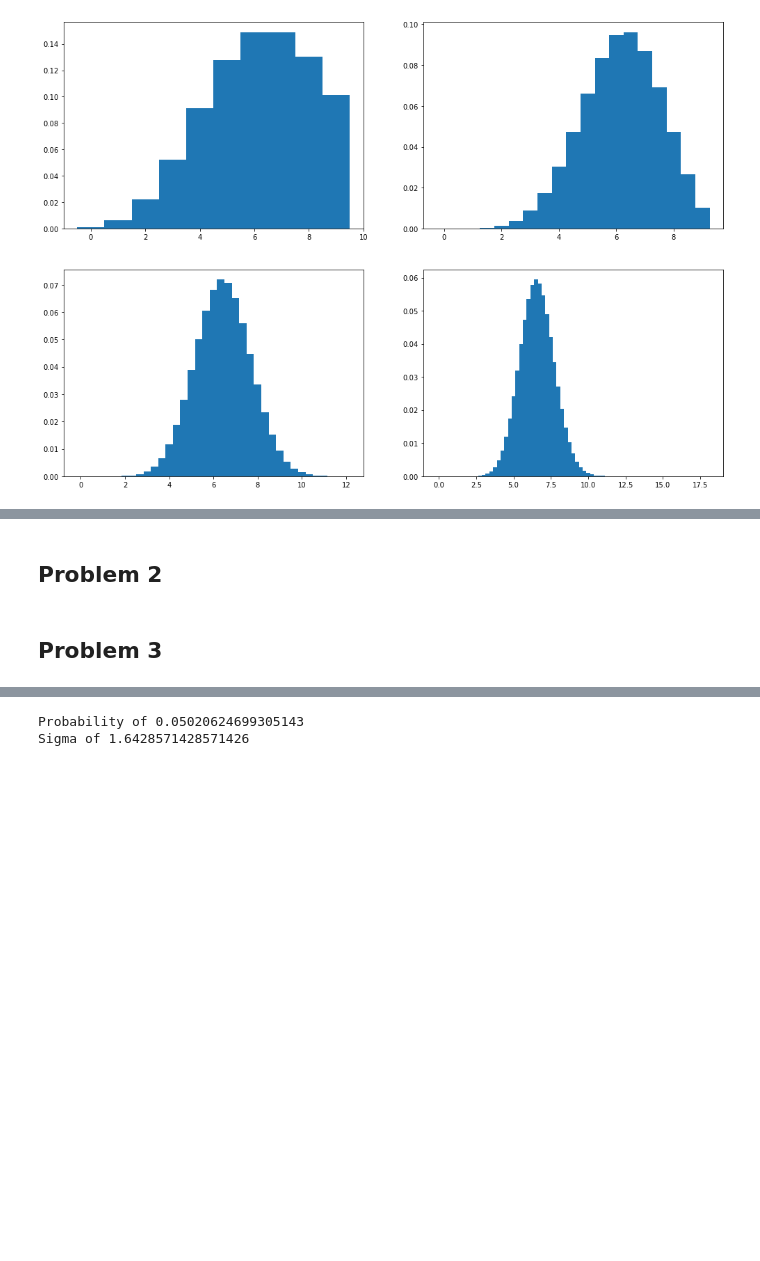
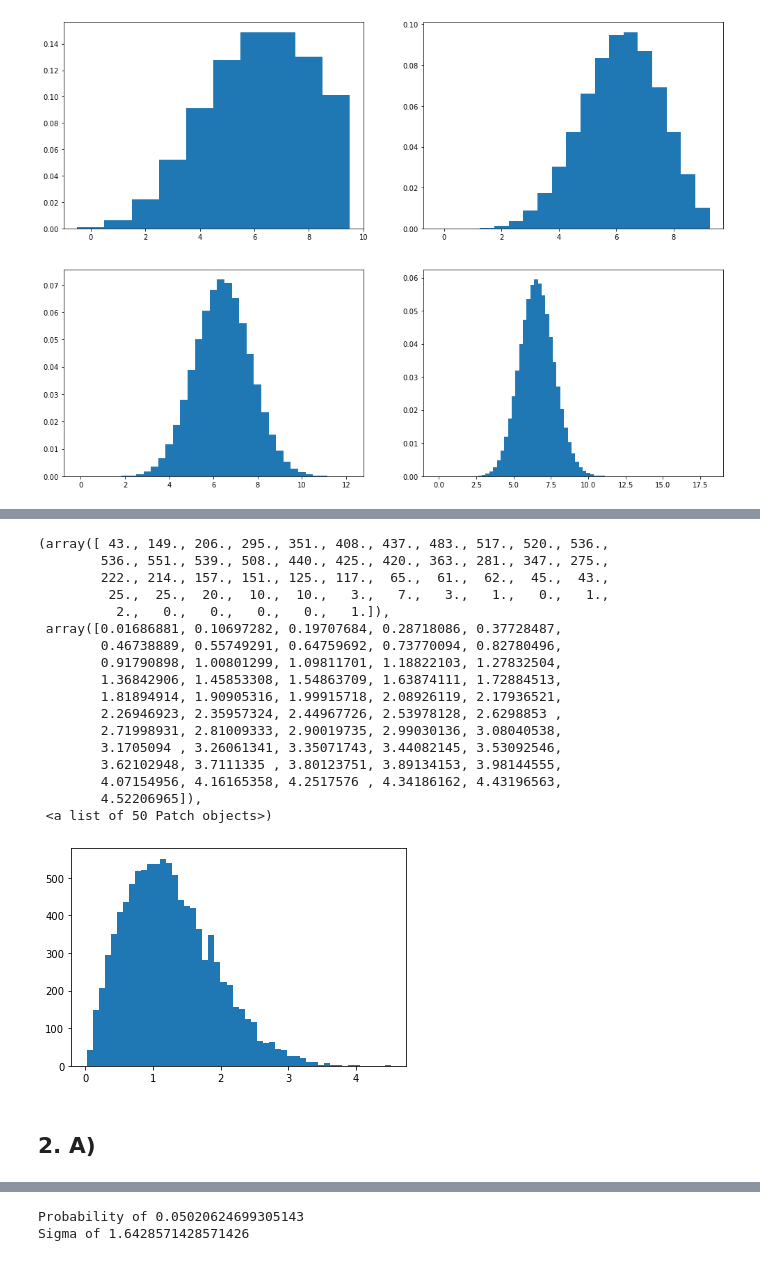
Before and after one commit to maria8ch/Phys434_BigData, a Jupyter notebook: lab2_Berres.ipynb, the cells around one changed output, grey strips where cells are left out. Cells and saved outputs as stored; diff of their text form; code cells hidden in the pictures; blank space fills up the shorter version.

```diff
--- a/lab2_Berres.ipynb
+++ b/lab2_Berres.ipynb
@@ -86,4 +110,25 @@ yn
+# %%
+exx=np.arange(10000)
+eff=stats.rayleigh.rvs(loc=0,scale=1,size=10000,random_state=42069)
+plt.hist(eff,bins=50)
+# %% [output]
+(array([ 43., 149., 206., 295., 351., 408., 437., 483., 517., 520., 536.,
+        536., 551., 539., 508., 440., 425., 420., 363., 281., 347., 275.,
+        222., 214., 157., 151., 125., 117.,  65.,  61.,  62.,  45.,  43.,
+         25.,  25.,  20.,  10.,  10.,   3.,   7.,   3.,   1.,   0.,   1.,
+          2.,   0.,   0.,   0.,   0.,   1.]),
+ array([0.01686881, 0.10697282, 0.19707684, 0.28718086, 0.37728487,
+        0.46738889, 0.55749291, 0.64759692, 0.73770094, 0.82780496,
+        0.91790898, 1.00801299, 1.09811701, 1.18822103, 1.27832504,
+        1.36842906, 1.45853308, 1.54863709, 1.63874111, 1.72884513,
+        1.81894914, 1.90905316, 1.99915718, 2.08926119, 2.17936521,
+        2.26946923, 2.35957324, 2.44967726, 2.53978128, 2.6298853 ,
+        2.71998931, 2.81009333, 2.90019735, 2.99030136, 3.08040538,
+        3.1705094 , 3.26061341, 3.35071743, 3.44082145, 3.53092546,
+        3.62102948, 3.7111335 , 3.80123751, 3.89134153, 3.98144555,
+        4.07154956, 4.16165358, 4.2517576 , 4.34186162, 4.43196563,
+        4.52206965]),
+ <a list of 50 Patch objects>)
+[figure, added]
 # %% [markdown]
-## Problem 2
+## 2. A)
-# %% [markdown]
-## Problem 3
```
Also changed, not shown: parts of 33 cells of this notebook.
